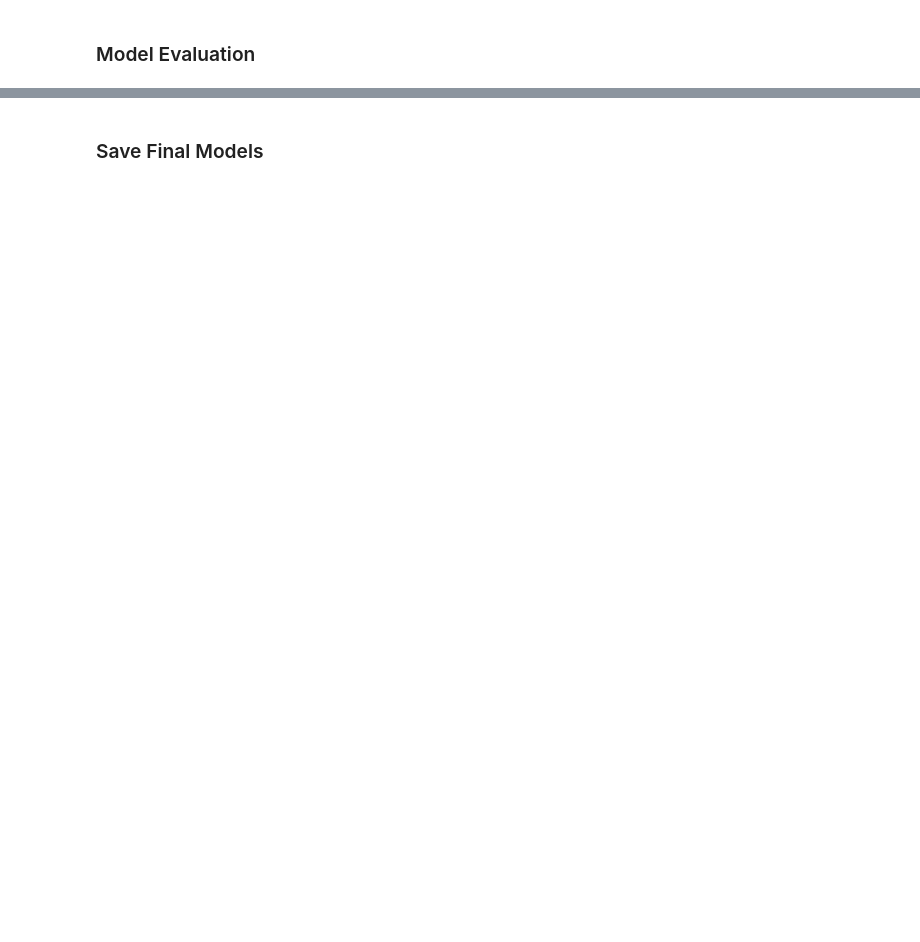
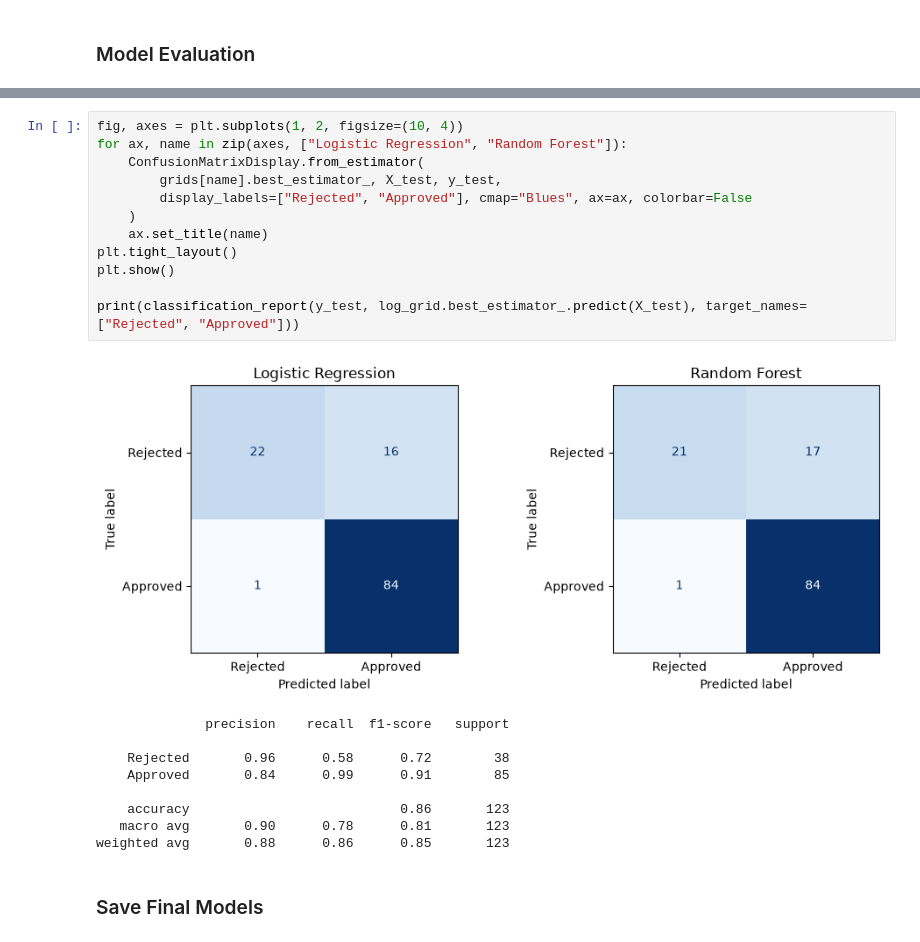
Before and after one commit to aliEbrahimiNia48/Loan_Qualification, a Jupyter notebook: Final_3.ipynb, the cells around one changed output, grey strips where cells are left out. Cells and saved outputs as stored; diff of their text form; blank space fills up the shorter version.

```diff
--- a/Final_3.ipynb
+++ b/Final_3.ipynb
@@ -389,3 +455,25 @@ results.sort_values(by="F1", ascending=False)
+# %%
+fig, axes = plt.subplots(1, 2, figsize=(10, 4))
+for ax, name in zip(axes, ["Logistic Regression", "Random Forest"]):
+    ConfusionMatrixDisplay.from_estimator(
+        grids[name].best_estimator_, X_test, y_test,
+        display_labels=["Rejected", "Approved"], cmap="Blues", ax=ax, colorbar=False
+    )
+    ax.set_title(name)
+plt.tight_layout()
+plt.show()
+
+print(classification_report(y_test, log_grid.best_estimator_.predict(X_test), target_names=["Rejected", "Approved"]))
+# %% [output]
+[figure, added]
+              precision    recall  f1-score   support
+
+    Rejected       0.96      0.58      0.72        38
+    Approved       0.84      0.99      0.91        85
+
+    accuracy                           0.86       123
+   macro avg       0.90      0.78      0.81       123
+weighted avg       0.88      0.86      0.85       123
 # %% [markdown]
 ### Save Final Models
 # %%
```
Also changed, not shown: parts of 17 cells of this notebook, 7 other files.
